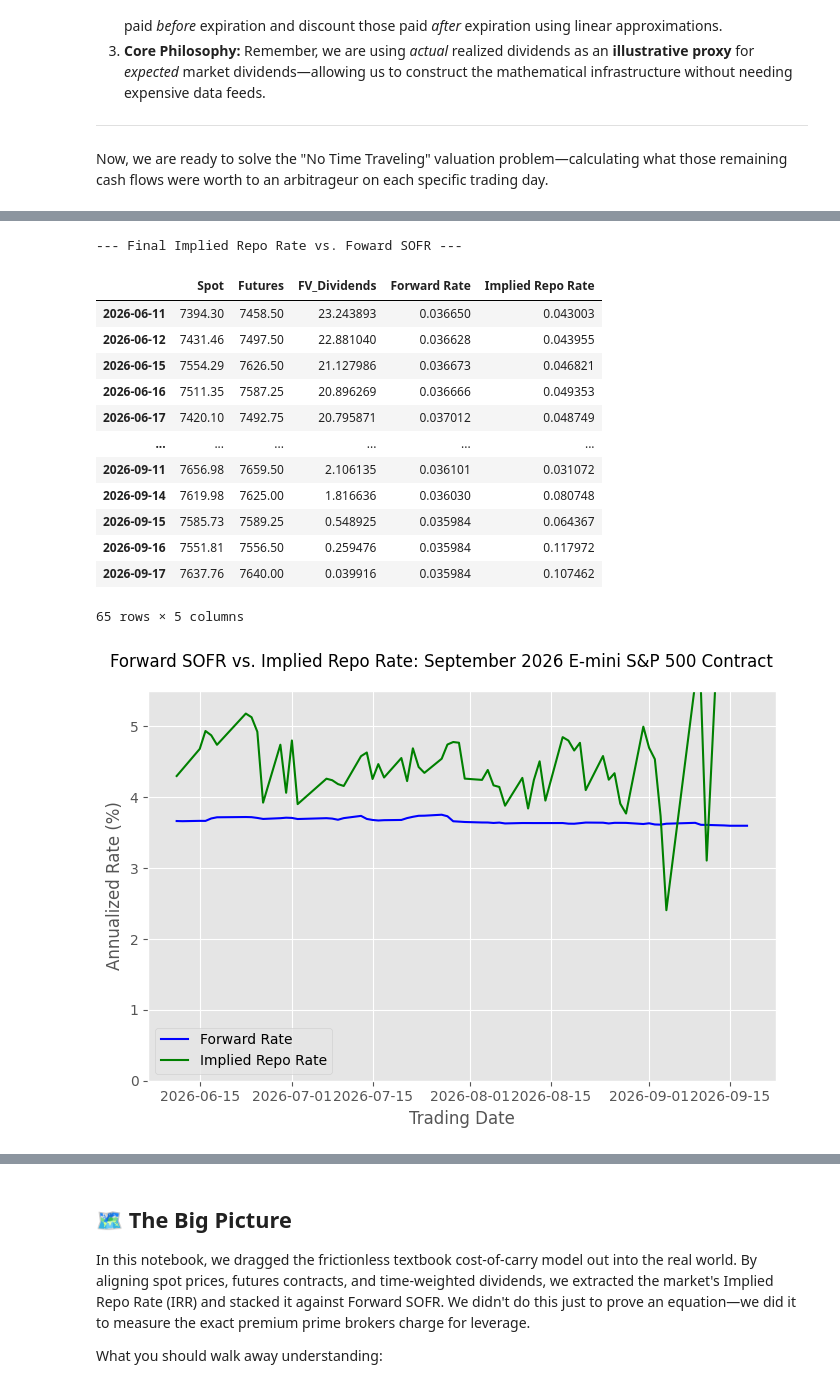
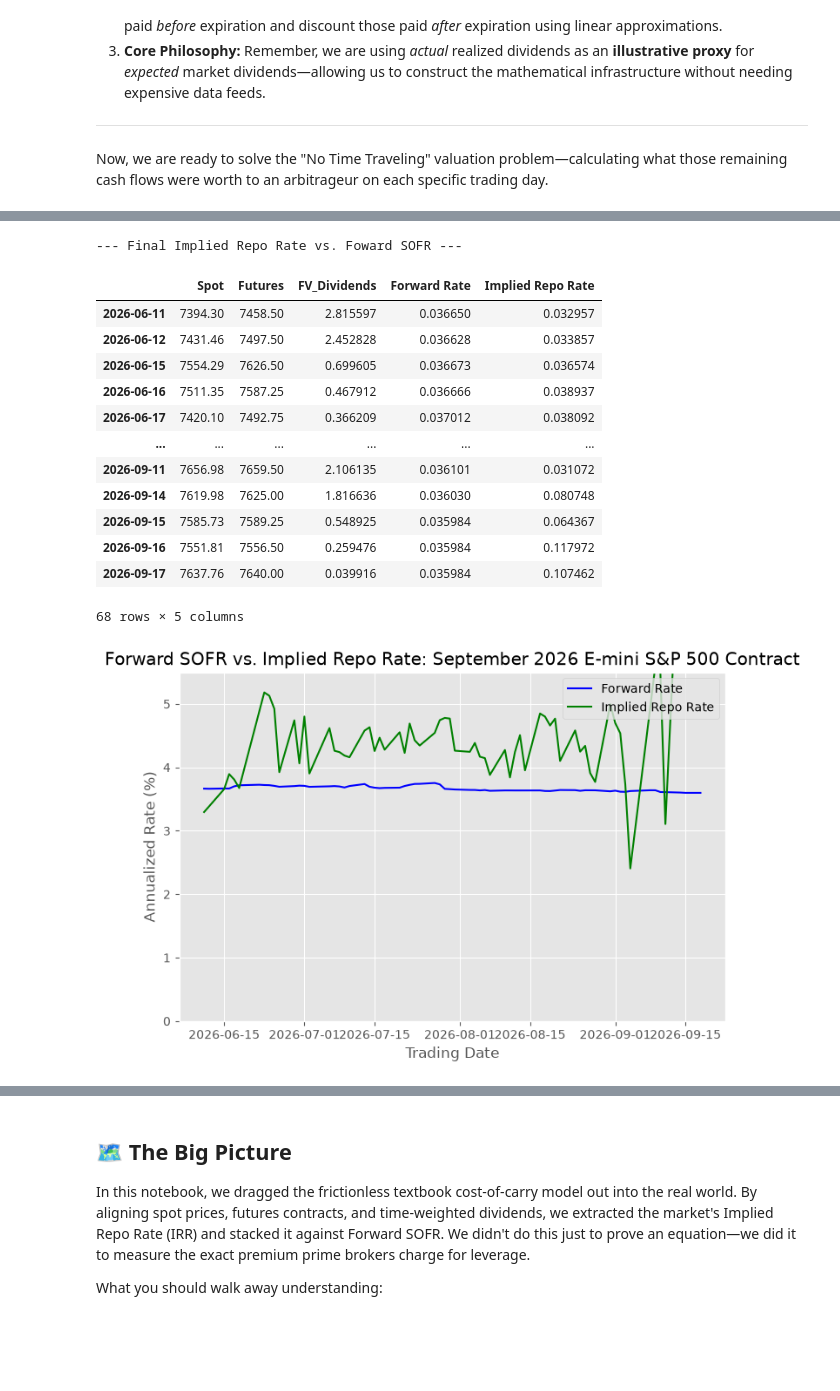
Before and after one commit to PatrickJHess/Derivatives-Futures-Chapter-Two, a Jupyter notebook: colab/Colab_pricing.ipynb, the cells around one changed output, grey strips where cells are left out. Drawn from its saved outputs; the diff is of its cells as text; code cells hidden in the pictures; blank space fills up the shorter version.

```diff
--- a/colab/Colab_pricing.ipynb
+++ b/colab/Colab_pricing.ipynb
@@ -429,15 +429,16 @@ df_sp500_sep = massive_data.get_futures_data('ESU6', start_date, end_date)
 
 # Static Data
 # FV(DIV_t,T)
-dividend_data = static_futures_data('SP_Quarterly_Dividends')
+dividend_data = static_futures_data('SP_Quarterly_Dividends',
+                                    start_date=start_date,end_date=end_date)
 
 # [Data Pipeline] Convert string index to DatetimeIndex to align dates across SOFR and Futures DataFrames
 dividend_data.index = pd.to_datetime(dividend_data.index)
 
 # 3. Confirm downloads
-display(sp_500.tail())
-display(sofr_index.tail())
-display(df_sofr_jun.tail())
-display(df_sp500_sep.tail())
-display(dividend_data.tail())
+display(sp_500.iloc[-10:-4])
+display(sofr_index.iloc[-10:-4])
+display(df_sofr_jun.iloc[-10:-4])
+display(df_sp500_sep.iloc[-10:-4])
+display(dividend_data.iloc[-10:-4])
 # %% [output]
@@ -538,16 +607,21 @@ We rename the columns for clarity and isolate our core variables into a pristine
 # [Theory] Execute forward_curve to generate R^{forward}_{t+n} for the interest rate leg.
 # [Equation] Calculates R^forward_{t+n} using the derived formula:
 # R_forward = ((1 + R_futures * (T-t)/360) * (Index_t / Index_t+n) - 1) * (360 / (T-t-n))
-df_forward = forward_curve(df_sofr_jun,start_date,end_date)
+
+df0=df_sofr_jun.set_index(['session_end_date'])
+df0.index = pd.to_datetime(df0.index)
+df_forward = forward_curve(df0,start_date,end_date)
 
 # Copy the data for September 15
 last_row = df_forward.iloc[-1]
 last_date = df_forward.index[-1]
 
 # Add September 16, 17, and 18
-next_date_1 = last_date + pd.Timedelta(days=1) # 2026-09-16
-next_date_2 = last_date + pd.Timedelta(days=2) # 2026-09-17
-next_date_3 = last_date + pd.Timedelta(days=3) # 2026-09-18
+last_date = pd.Timestamp(last_date)
+
+next_date_1 = last_date + pd.DateOffset(days=1)  # 2026-09-16
+next_date_2 = last_date + pd.DateOffset(days=2)  # 2026-09-17
+next_date_3 = last_date + pd.DateOffset(days=3)  # 2026-09-18
 
 # Create a DataFrame from the new rows
 new_rows = pd.DataFrame([last_row.values, last_row.values,last_row.values],
@@ -561,7 +635,9 @@ df_forward = pd.concat([df_forward, new_rows])
 # [Theory] Frictionless market alignment: join='inner' aligns data when markets are not.
 # It enforces strict timeline alignment (e.g., dropping mismatched bank/bond vs. equity holidays),
 # keeping only days where we have actionable closing prices across all markets.
-df = pd.concat([sp_500, sofr_index,df_forward,df_sp500_sep,dividend_data],
+df1=df_sp500_sep.set_index(['session_end_date'])
+df1.index = pd.to_datetime(df1.index)
+df = pd.concat([sp_500, sofr_index,df_forward,df1,dividend_data],
                axis=1, join='inner').dropna()
 
 
@@ -578,7 +654,7 @@ market_data = df[['Futures', 'Spot', 'Forward Rate','Q_Dividends']].copy()
 
 # [Theory] Document that dividends are reset to zero at the contract expiration.
 display(market_data.head(7))
-display(market_data.tail())
+display(market_data.tail(10))
 # %% [output]
 |  | Futures | Spot | Forward Rate | Q_Dividends |
 | 2026-06-11 | 7458.50 | 7394.30 | 0.036650 | 18.19 |
@@ -649,7 +730,7 @@ market_data['Daily_Dividend'] = np.where(
 )
 # 3. Model the ex-date to pay-date delay
 # Add a standard 3-week (21 day) lag to calculate when the cash actually arrives
-market_data['Pay Date']=market_data.index+pd.Timedelta(days=21)
+market_data['Pay Date']=market_data.index+pd.DateOffset(days=21)
 
 # 4. Verify the transformation
 print("--- Data on the Reset Date ---")
@@ -852,47 +930,47 @@ display(market_data.loc[pricing_days, final_columns].dropna())
 # %% [output]
 --- Final Implied Repo Rate vs. Foward SOFR ---
 |  | Spot | Futures | FV_Dividends | Forward Rate | Implied Repo Rate |
-| 2026-06-11 | 7394.30 | 7458.50 | 23.243893 | 0.036650 | 0.043003 |
-| 2026-06-12 | 7431.46 | 7497.50 | 22.881040 | 0.036628 | 0.043955 |
-| 2026-06-15 | 7554.29 | 7626.50 | 21.127986 | 0.036673 | 0.046821 |
-| 2026-06-16 | 7511.35 | 7587.25 | 20.896269 | 0.036666 | 0.049353 |
-| 2026-06-17 | 7420.10 | 7492.75 | 20.795871 | 0.037012 | 0.048749 |
+| 2026-06-11 | 7394.30 | 7458.50 | 2.815597 | 0.036650 | 0.032957 |
+| 2026-06-12 | 7431.46 | 7497.50 | 2.452828 | 0.036628 | 0.033857 |
+| 2026-06-15 | 7554.29 | 7626.50 | 0.699605 | 0.036673 | 0.036574 |
+| 2026-06-16 | 7511.35 | 7587.25 | 0.467912 | 0.036666 | 0.038937 |
+| 2026-06-17 | 7420.10 | 7492.75 | 0.366209 | 0.037012 | 0.038092 |
 | ... | ... | ... | ... | ... | ... |
 | 2026-09-11 | 7656.98 | 7659.50 | 2.106135 | 0.036101 | 0.031072 |
 | 2026-09-14 | 7619.98 | 7625.00 | 1.816636 | 0.036030 | 0.080748 |
 | 2026-09-15 | 7585.73 | 7589.25 | 0.548925 | 0.035984 | 0.064367 |
 | 2026-09-16 | 7551.81 | 7556.50 | 0.259476 | 0.035984 | 0.117972 |
 | 2026-09-17 | 7637.76 | 7640.00 | 0.039916 | 0.035984 | 0.107462 |
-65 rows × 5 columns
+68 rows × 5 columns
 # %%
 # 1. Define data to be plotted
 plot_data=[market_data['Forward Rate']*100,
            market_data['Implied Repo Rate']*100]
 
 # 2. Define the series
 series=['Forward Rate',
         'Implied Repo Rate']
 
 # 3. x_axis dates
 x_axis=market_data.index
 
 size=(7,5)
 markers=['']*2
 colors=['b','g']
 
 # use nanmin and nanmax so that nan is ignogred
 y_lower=np.nanmin(plot_data)-1
 y_upper=np.nanmax(plot_data)+1
 
 
 ylim=[0,5.5]
 title='Forward SOFR vs. Implied Repo Rate: September 2026 E-mini S&P 500 Contract'
 xlabel='Trading Date'
 ylabel='Annualized Rate (%)'
-fq.one_y_axis(x_axis, plot_data, title=title, series_labels=series, xlabel=xlabel,
+_=fq.one_y_axis(x_axis, plot_data, title=title, series_labels=series, xlabel=xlabel,
               y_limits=ylim,ylabel=ylabel, markers=markers,colors=colors,
               figure_size=size)
 # %% [output]
-[figure, old version]
+[figure, new version]
 # %% [markdown]
 ## 🚗 The "Express Lane" Effect: Why Arbitrage Bands Expand
```
Also changed, not shown: parts of 21 cells of this notebook, 5 other files.
